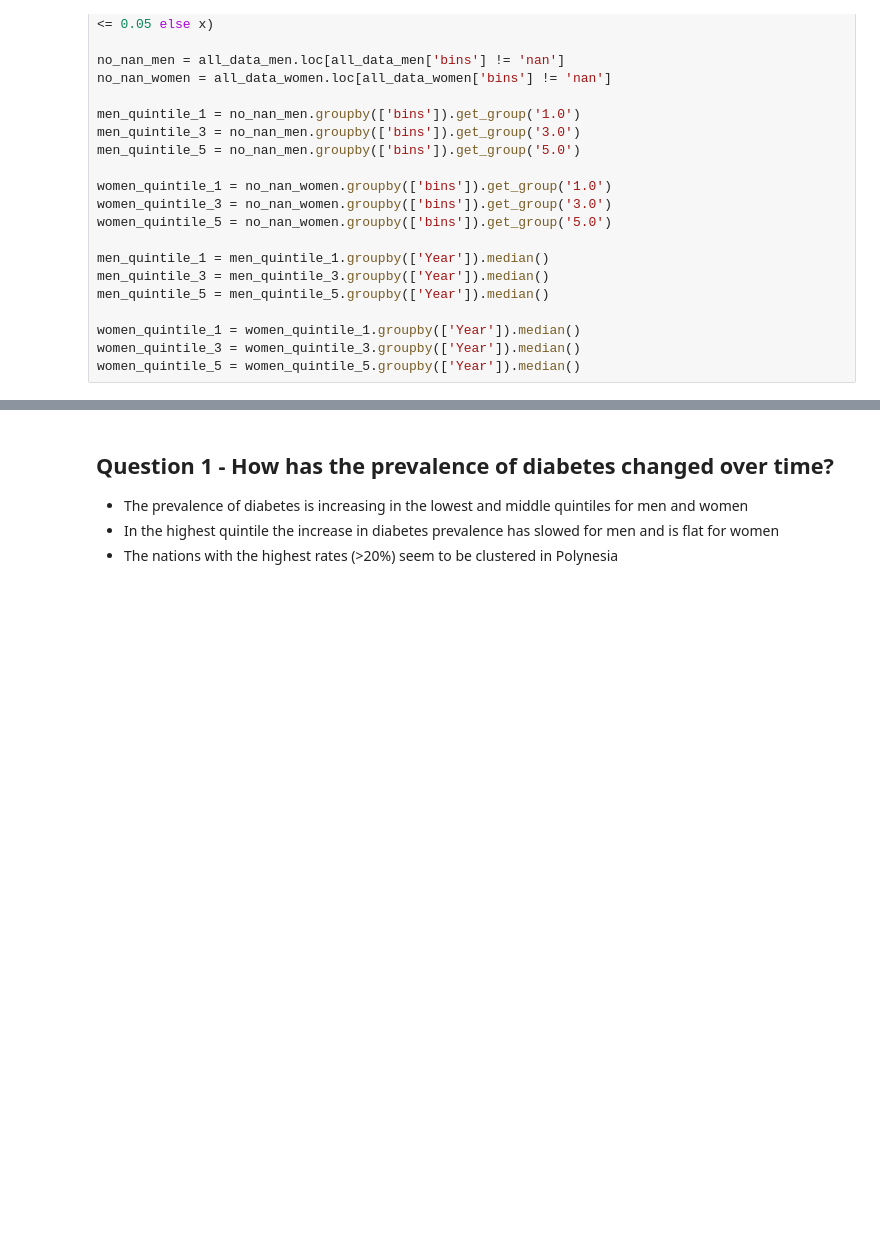
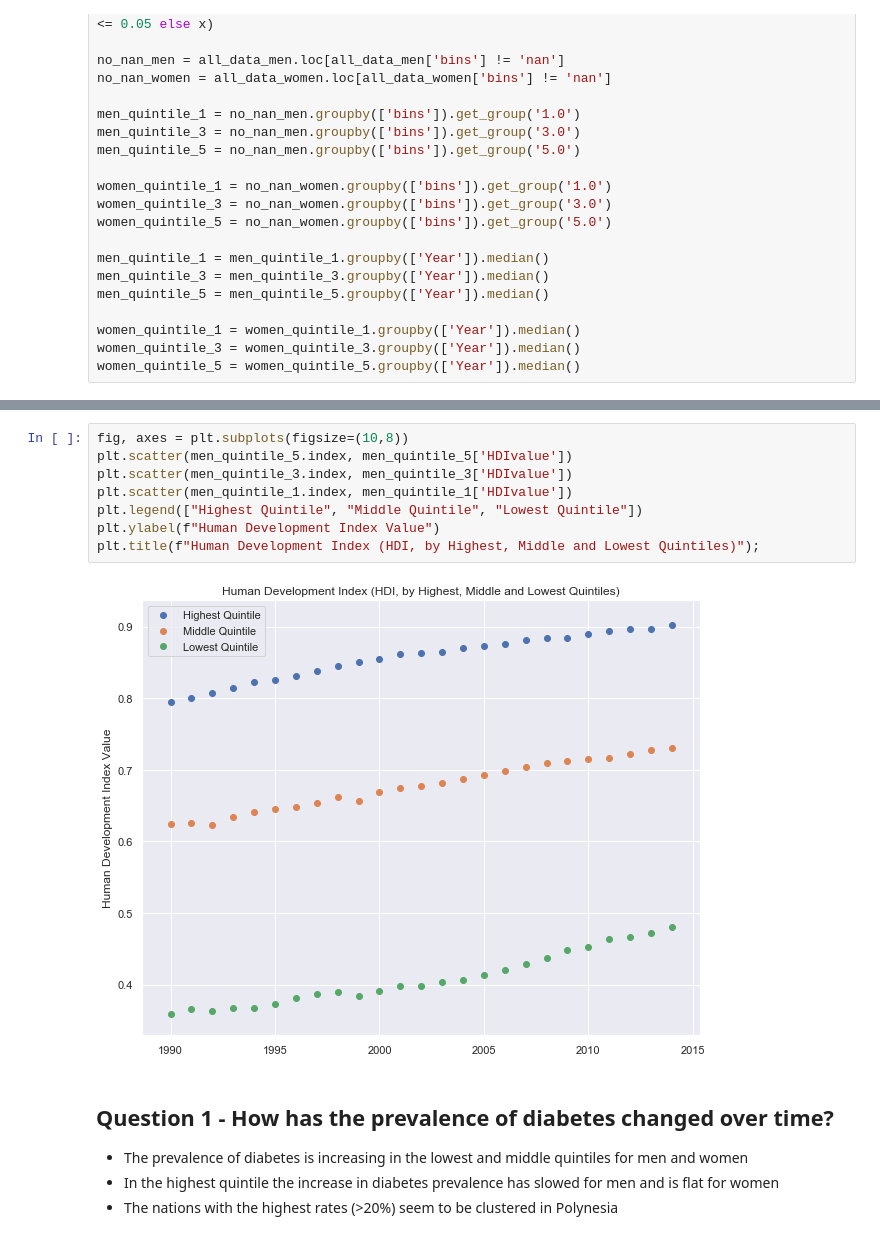
Before and after one commit to amateola7/Project-1-group4, a Jupyter notebook: ProjectOne_GroupFour_DataAnalysis.ipynb, the cells around one changed output, grey strips where cells are left out. Saved outputs shown, nothing was run; the diff lists cells and outputs as text; blank space fills up the shorter version.

```diff
--- a/ProjectOne_GroupFour_DataAnalysis.ipynb
+++ b/ProjectOne_GroupFour_DataAnalysis.ipynb
@@ -72,3 +81,13 @@ men_quintile_5.head()
+# %%
+fig, axes = plt.subplots(figsize=(10,8))
+plt.scatter(men_quintile_5.index, men_quintile_5['HDIvalue'])
+plt.scatter(men_quintile_3.index, men_quintile_3['HDIvalue'])
+plt.scatter(men_quintile_1.index, men_quintile_1['HDIvalue'])
+plt.legend(["Highest Quintile", "Middle Quintile", "Lowest Quintile"])
+plt.ylabel(f"Human Development Index Value")
+plt.title(f"Human Development Index (HDI, by Highest, Middle and Lowest Quintiles)");
+# %% [output]
+[figure, added]
 # %% [markdown]
 ## Question 1 - How has the prevalence of diabetes changed over time?
 
```
Also changed, not shown: parts of 15 cells of this notebook.
